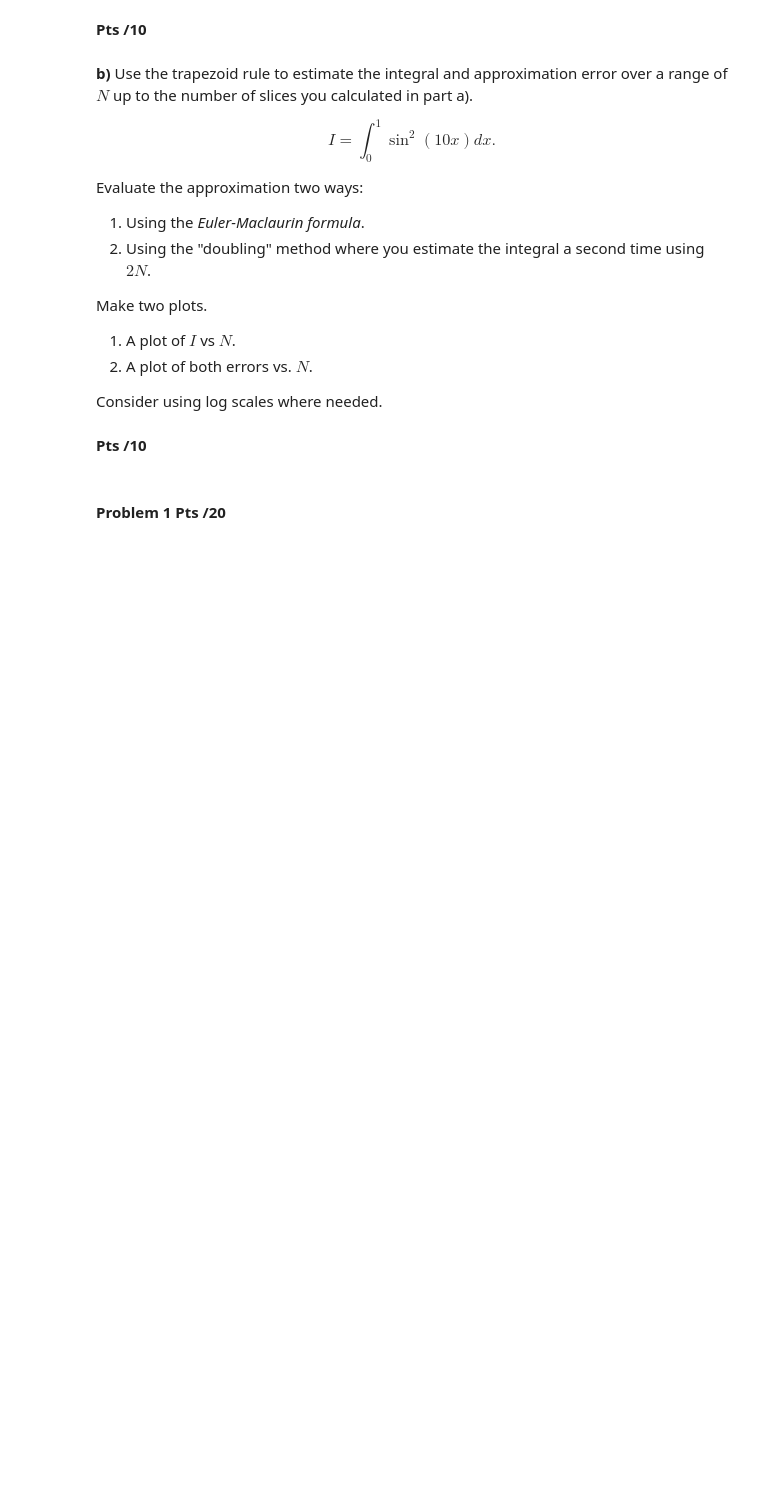
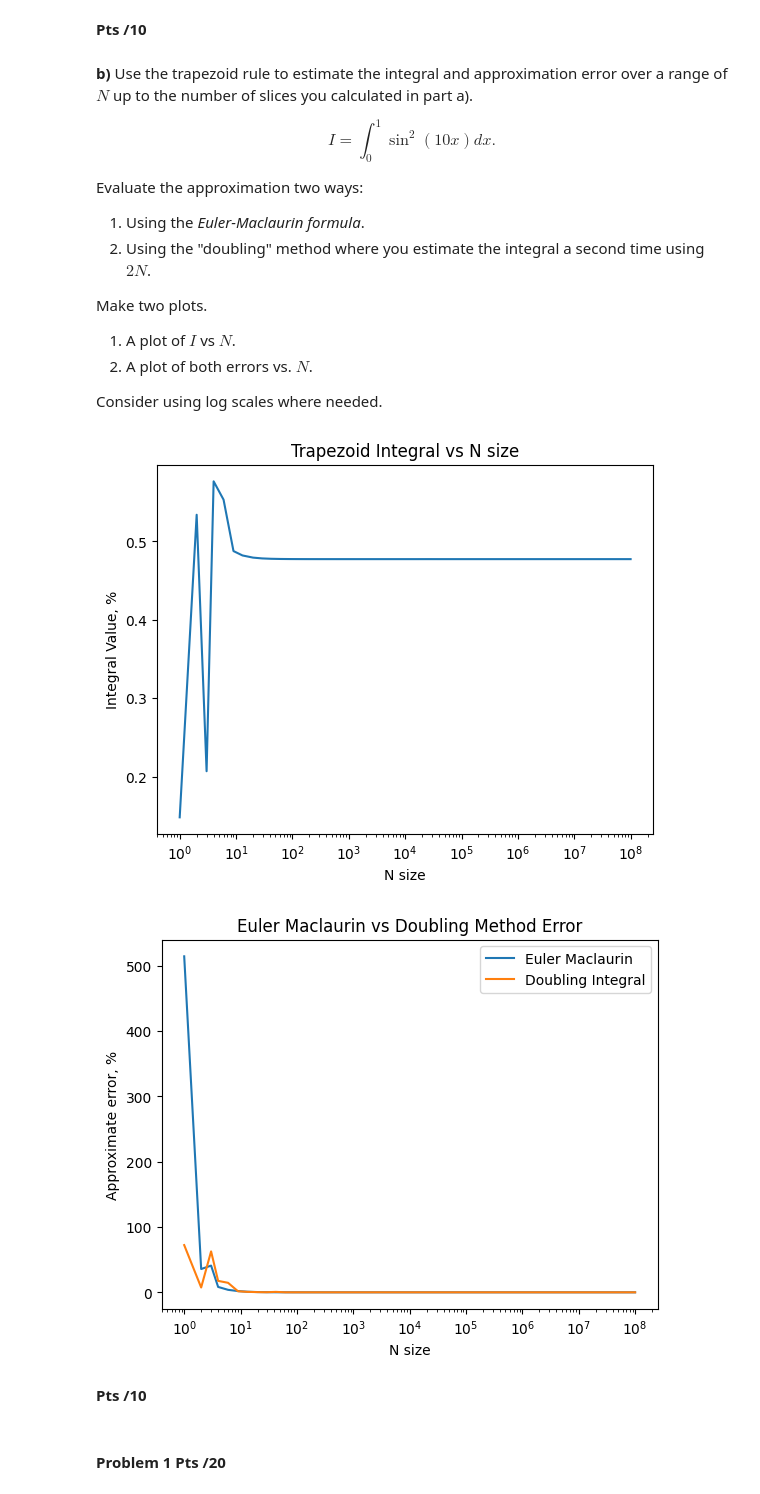
Before and after one commit to AcamaroCutcher/Computational-Physics, a Jupyter notebook: Homework/Homework4/hw4_notebook_2026.ipynb, the cells around one changed output. Saved outputs shown, nothing was run; the diff lists cells and outputs as text; code cells hidden in the pictures; blank space fills up the shorter version.

```diff
--- a/Homework/Homework4/hw4_notebook_2026.ipynb
+++ b/Homework/Homework4/hw4_notebook_2026.ipynb
@@ -101,8 +101,7 @@ Consider using log scales where needed.
 # %%
 # Problem 1b code
 import numpy as np
-
-N_slice = 123349098
+import matplotlib.pyplot as plt
 
 def f(x):
     return np.sin(10*x)**2
@@ -134,34 +133,37 @@ def doubling(f,a,b,N):
     return approx_int
 
 # Plot I vs N
 
-N_range = np.logspace(0, 9, num=100)
+N_range = np.logspace(0, 8, num=50, dtype=int)
 I_range = np.array([trapezoidR(f, 0, 1, n) for n in N_range])
 
 plt.plot(N_range, I_range)
 plt.title("Trapezoid Integral vs N size")
 plt.xscale('log')
 plt.xlabel("N size")
 plt.ylabel("Integral Value, %")
 plt.show()
 
 
 # Plot both errors vs N
 
 e_error = np.array([euler_maclaurin(f_1, 0,1,n) for n in N_range])
 I2_range = np.array([doubling(f,0,1,n) for n in N_range])
 
 percent_error_e_error = np.abs(100 * e_error/I_range)
 percent_error_I2_range = np.abs(100 * (I2_range - I_range)/I2_range)
 
 plt.plot(N_range, percent_error_e_error, label="Euler Maclaurin")
 plt.plot(N_range, percent_error_I2_range, label="Doubling Integral")
 plt.legend()
 plt.title("Euler Maclaurin vs Doubling Method Error")
 plt.xscale('log')
 plt.xlabel("N size")
 plt.ylabel("Approximate error, %")
 plt.show()
+# %% [output]
+[figure, added]
+[figure, added]
 # %% [markdown]
 **Pts /10**
 # %% [markdown]
```
Also changed, not shown: parts of 8 cells of this notebook, 1 other file.
